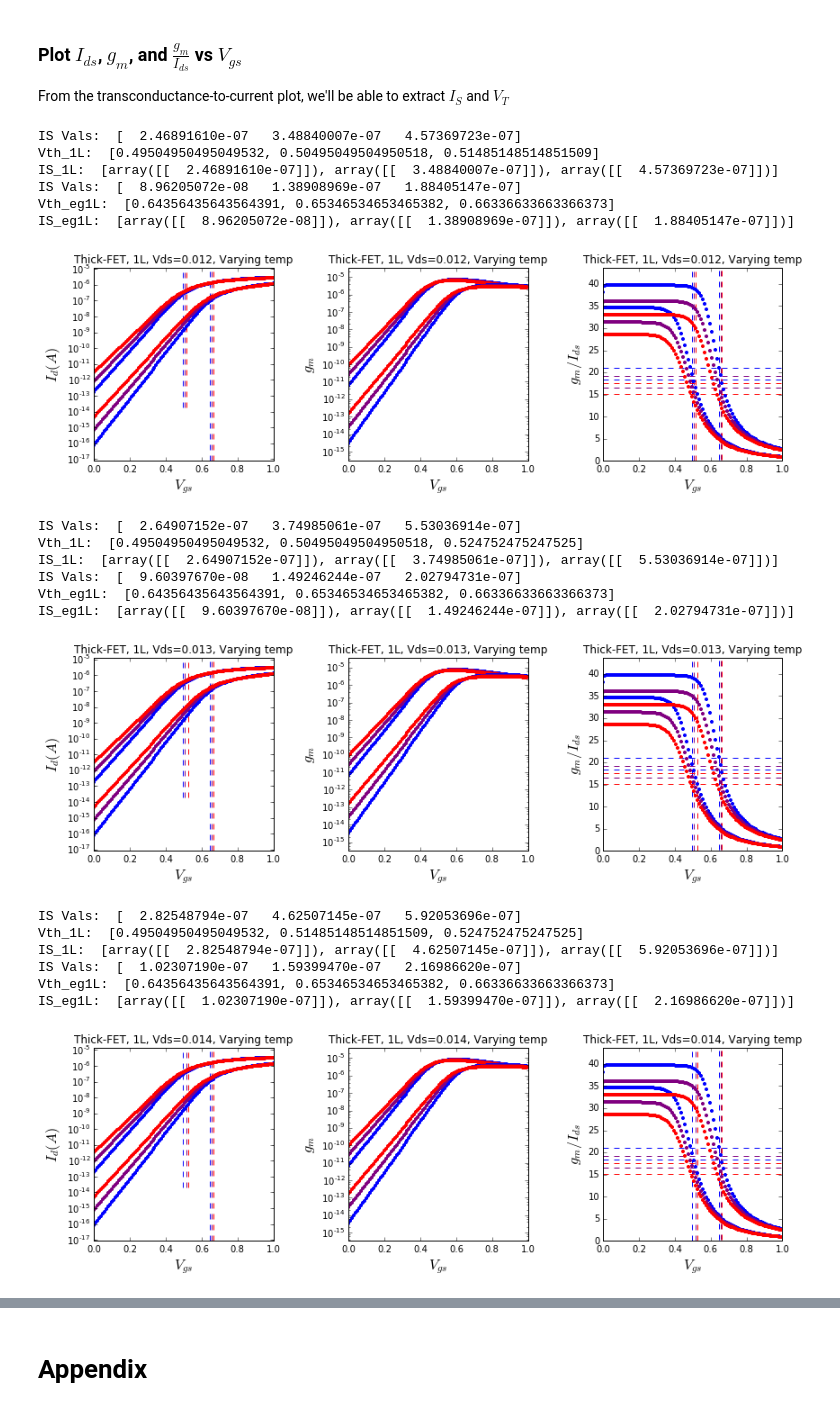
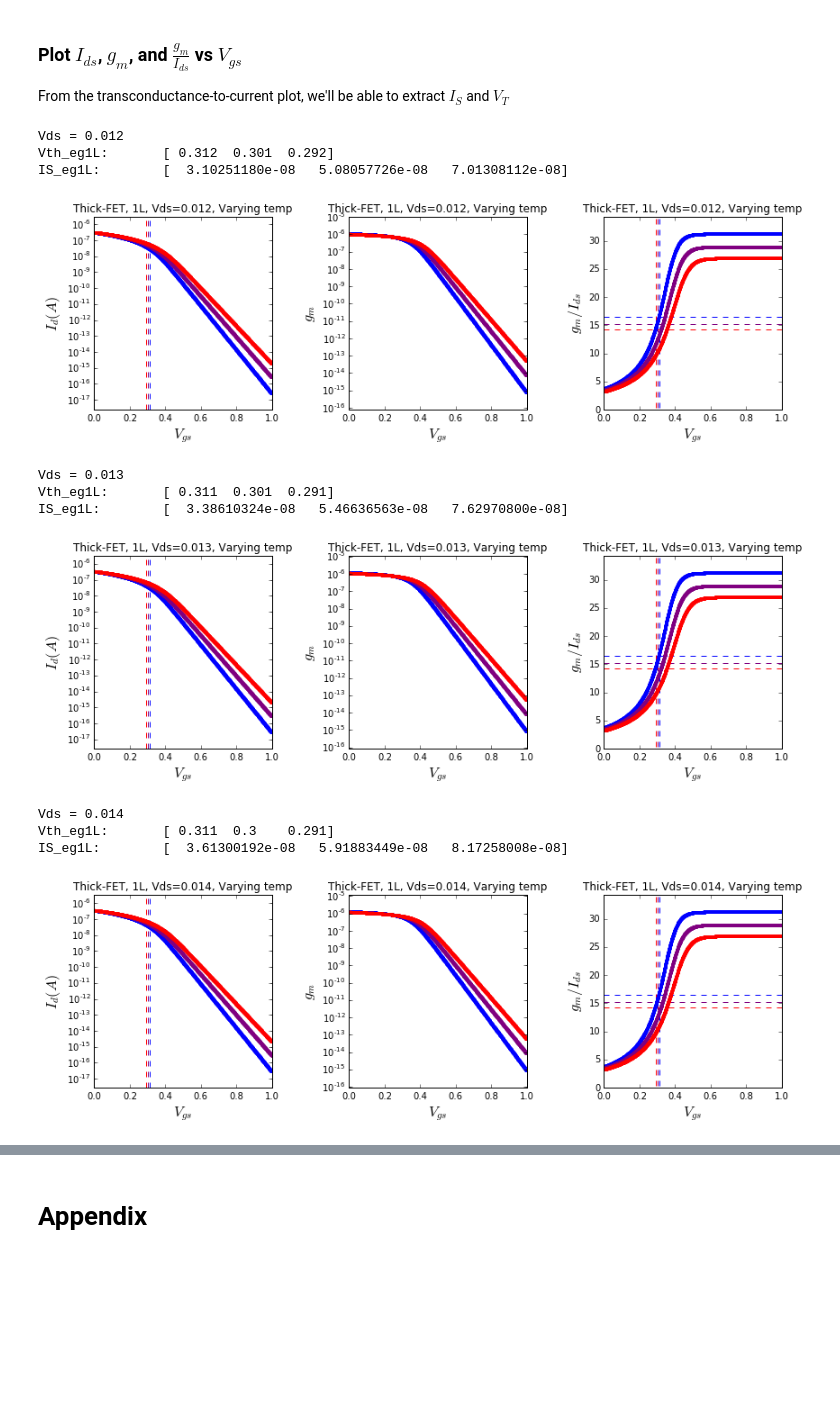
Before and after one commit to twinoza/TwinPyNB, a Jupyter notebook: FETCharacterization/PFET_ParamExtract.ipynb, the cells around one changed output, grey strips where cells are left out. Saved outputs shown, nothing was run; the diff lists cells and outputs as text; code cells hidden in the pictures; blank space fills up the shorter version.

```diff
--- a/FETCharacterization/PFET_ParamExtract.ipynb
+++ b/FETCharacterization/PFET_ParamExtract.ipynb
@@ -165,7 +153,7 @@ def plotEarlyVTheory(Vds, Ms, Bs, minX=-30.):
 # %% [markdown]
 ## Get data from the files
 # %%
-folderRoot = "/home/noza/work/Braindrop/CDB/BDTests/NFET_test/IV_Sim_Results/ParamExtract/"
+folderRoot = "/home/noza/work/Braindrop/CDB/BDTests/PFET_test/IV_Sim_Results/ExtractParams/"
 
 #paramFileName = folderRoot + "ParamAnalysisVals_VgSweep.csv"
 #with open(paramFileName) as pfn:
@@ -215,24 +203,32 @@ show()
 ### Plot $I_{ds}$, $g_m$, and $\frac{g_m}{I_{ds}}$ vs $V_{gs}$
 From the transconductance-to-current plot, we'll be able to extract $I_S$ and $V_T$
 # %%
-def plotVgPlots(origVgs, origVgsIds, ttl):
-    gms = diff(origVgsIds, axis=0)/diff(origVgs, axis=0)
+def plotVgPlots(origVgs, origVgsIds, ttl, FETType="P"):
+    gms = abs(diff(origVgsIds, axis=0))/diff(origVgs, axis=0)
     gmOverId = gms/origVgsIds[:-1]
 
     # Calculate the threshold voltage from the last plot's data
-    half_gmToIdRatio = gmOverId.max(axis=0)*0.53  #from S&GM, p.462, footnote 1
+    half_gmToIdRatio = gmOverId.max(axis=0)*0.53  #from S&GM, p.462, Footnote 1
     numCols = len(half_gmToIdRatio)
     #print "Half of max(gm/Id ratio):", half_gmToIdRatio
     Vth = list()
     for i, curHalfPt in enumerate(half_gmToIdRatio):
-        Vth.append(origVgs[where(gmOverId>curHalfPt)][-1])
+        if FETType=="N":
+            Vth.append(origVgs[where(gmOverId>=curHalfPt)][-1])
+        elif FETType=="P":
+            Vth.append(origVgs[where(gmOverId>=curHalfPt)][0])
+        else:
+            print "Error: Invalid FETType given.  Must be either 'P' or 'N'"
+            Vth.append(nan)
+    Vth = array(Vth).flatten()
     #print "Vth (over temperature): ", Vth
 
     ISVals = list()
     for i, curVth in enumerate(Vth):
         Vth_idx = where(origVgs[:,i]==Vth[i])
         ISVals.append(origVgsIds[Vth_idx, i])
-    print "IS Vals: ", array(ISVals).flatten()
+    ISVals = array(ISVals).flatten()*1.13 # from S&GM, p.462, Footnote 1
+    #print "IS Vals: ", ISVals
 
     subplot(1,3,1)
     plotlogIds((origVgs, origVgsIds), ttl=ttl, xlbl=r'$V_{gs}$')
@@ -264,43 +260,34 @@ def plotVgPlots(origVgs, origVgsIds, ttl):
 # %%
 figsize(12,4)
 #print Vds
 #print temps
 for i, Vd in enumerate(Vds):
-    #print Vd
-    origVgs_1L, origVgsIds_1L = getData(folderRoot, FETType="PFET_1L",
-                                        CurveType="IdsVgs", vdsVal="_Vds"+str(Vd))
-    Vth_1L, IS_1L = plotVgPlots(origVgs_1L, origVgsIds_1L,
-                                ttl="Thin-FET, 1L, Vds="+str(Vd)+", Varying temp")
-    print "Vth_1L: ", Vth_1L
-    print "IS_1L: ", IS_1L
+    print "Vds =",Vd
+    #origVgs_1L, origVgsIds_1L = getData(folderRoot, FETType="PFET_1L",
+    #                                    CurveType="IdsVgs", vdsVal="_Vds"+str(Vd))
+    #Vth_1L, IS_1L = plotVgPlots(origVgs_1L, origVgsIds_1L,
+    #                            ttl="Thin-FET, 1L, Vds="+str(Vd)+", Varying temp")
+    #print "Vth_1L:\t\t", Vth_1L
+    #print "IS_1L:\t\t", IS_1L
 
     origVgs_eg1L, origVgsIds_eg1L = getData(folderRoot, FETType="PFET_eg1L",
-                                            CurveType="IdsVgs", vdsVal="_Vds"+str(Vd))
+                                            CurveType="IdsVgsCurve", IDVal="Vds"+str(Vd))
     Vth_eg1L, IS_eg1L = plotVgPlots(origVgs_eg1L, origVgsIds_eg1L,
-                                    ttl="Thick-FET, 1L, Vds="+str(Vd)+", Varying temp")
-    print "Vth_eg1L: ", Vth_eg1L
-    print "IS_eg1L: ", IS_eg1L
+                                    ttl="Thick-FET, 1L, Vds="+str(Vd)+", Varying temp", FETType="P")
+    print "Vth_eg1L:\t", Vth_eg1L
+    print "IS_eg1L:\t", IS_eg1L
     show()
 # %% [output]
-IS Vals:  [  2.46891610e-07   3.48840007e-07   4.57369723e-07]
-Vth_1L:  [0.49504950495049532, 0.50495049504950518, 0.51485148514851509]
-IS_1L:  [array([[  2.46891610e-07]]), array([[  3.48840007e-07]]), array([[  4.57369723e-07]])]
-IS Vals:  [  8.96205072e-08   1.38908969e-07   1.88405147e-07]
-Vth_eg1L:  [0.64356435643564391, 0.65346534653465382, 0.66336633663366373]
-IS_eg1L:  [array([[  8.96205072e-08]]), array([[  1.38908969e-07]]), array([[  1.88405147e-07]])]
+Vds = 0.012
+Vth_eg1L:       [ 0.312  0.301  0.292]
+IS_eg1L:        [  3.10251180e-08   5.08057726e-08   7.01308112e-08]
-[figure, old version]
+[figure, new version]
-IS Vals:  [  2.64907152e-07   3.74985061e-07   5.53036914e-07]
-Vth_1L:  [0.49504950495049532, 0.50495049504950518, 0.524752475247525]
-IS_1L:  [array([[  2.64907152e-07]]), array([[  3.74985061e-07]]), array([[  5.53036914e-07]])]
-IS Vals:  [  9.60397670e-08   1.49246244e-07   2.02794731e-07]
-Vth_eg1L:  [0.64356435643564391, 0.65346534653465382, 0.66336633663366373]
-IS_eg1L:  [array([[  9.60397670e-08]]), array([[  1.49246244e-07]]), array([[  2.02794731e-07]])]
+Vds = 0.013
+Vth_eg1L:       [ 0.311  0.301  0.291]
+IS_eg1L:        [  3.38610324e-08   5.46636563e-08   7.62970800e-08]
-[figure, old version]
+[figure, new version]
-IS Vals:  [  2.82548794e-07   4.62507145e-07   5.92053696e-07]
-Vth_1L:  [0.49504950495049532, 0.51485148514851509, 0.524752475247525]
-IS_1L:  [array([[  2.82548794e-07]]), array([[  4.62507145e-07]]), array([[  5.92053696e-07]])]
-IS Vals:  [  1.02307190e-07   1.59399470e-07   2.16986620e-07]
-Vth_eg1L:  [0.64356435643564391, 0.65346534653465382, 0.66336633663366373]
-IS_eg1L:  [array([[  1.02307190e-07]]), array([[  1.59399470e-07]]), array([[  2.16986620e-07]])]
+Vds = 0.014
+Vth_eg1L:       [ 0.311  0.3    0.291]
+IS_eg1L:        [  3.61300192e-08   5.91883449e-08   8.17258008e-08]
-[figure, old version]
+[figure, new version]
 # %% [markdown]
```
Also changed, not shown: parts of 11 cells of this notebook, 1 other file.
